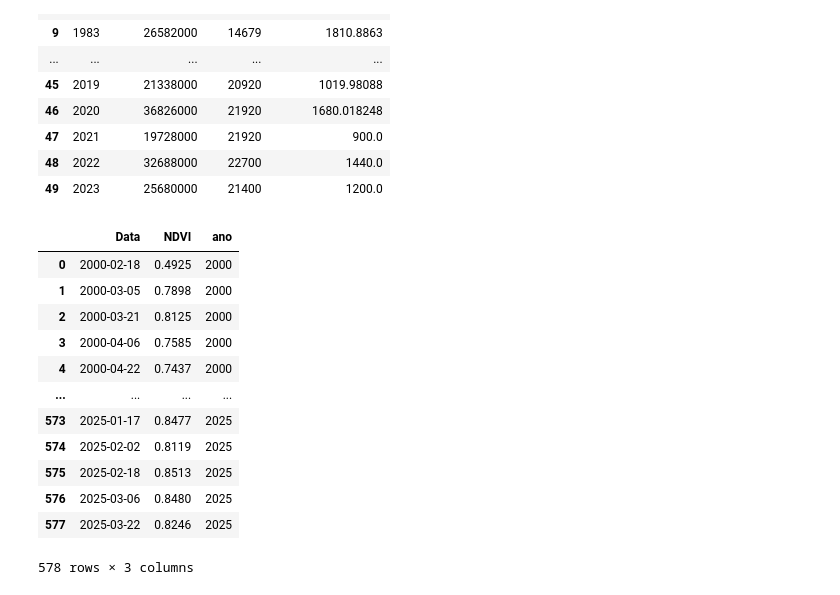
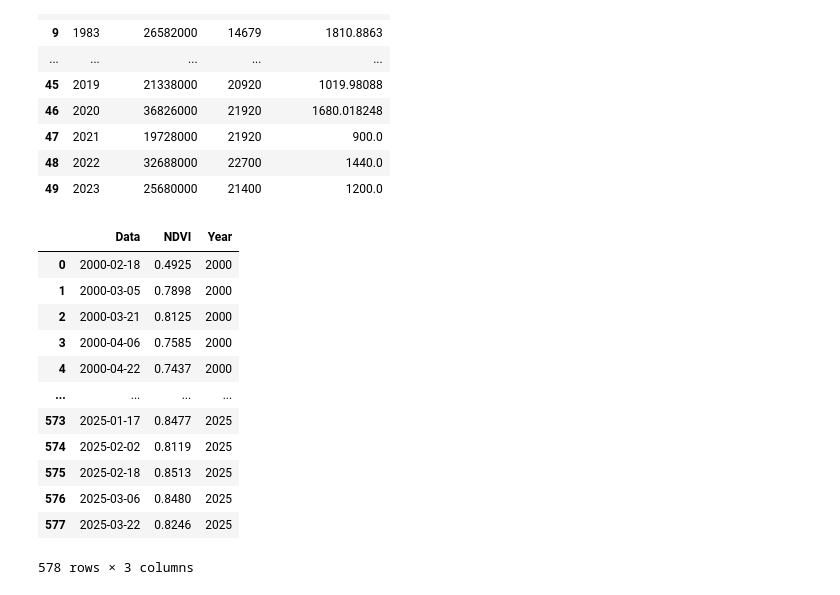
Before and after one commit to luisfuturist/ec-ingredion-2, a Jupyter notebook: src/1. Data Preprocessing.ipynb, the cells around one changed output. Saved outputs shown, nothing was run; the diff lists cells and outputs as text; code cells hidden in the pictures.

Commit message:
Refactor column names in NDVI data processing for consistency

```diff
--- a/src/1. Data Preprocessing.ipynb
+++ b/src/1. Data Preprocessing.ipynb
@@ -141,23 +141,23 @@ manhuacu_df.to_csv(
 # %%
 NDVI_df = pd.read_excel(
     NDVI_PATH,
     sheet_name="NDVI",
     skiprows=3
 )
 
 NDVI_df = NDVI_df.iloc[:, :2]
 NDVI_df["Data"] = pd.to_datetime(NDVI_df["Data"], format="%d/%m/%Y")
 NDVI_df = NDVI_df.sort_values(by="Data", ascending=True)
-NDVI_df["ano"] = NDVI_df["Data"].dt.year
+NDVI_df["Year"] = NDVI_df["Data"].dt.year
 
 NDVI_df.to_csv(
     "../data/PROCESSED/ndvi.csv",
     index=False,
 )
 
 NDVI_df
 # %% [output]
-|  | Data | NDVI | ano |
+|  | Data | NDVI | Year |
 | 0 | 2000-02-18 | 0.4925 | 2000 |
 | 1 | 2000-03-05 | 0.7898 | 2000 |
 | 2 | 2000-03-21 | 0.8125 | 2000 |
```
